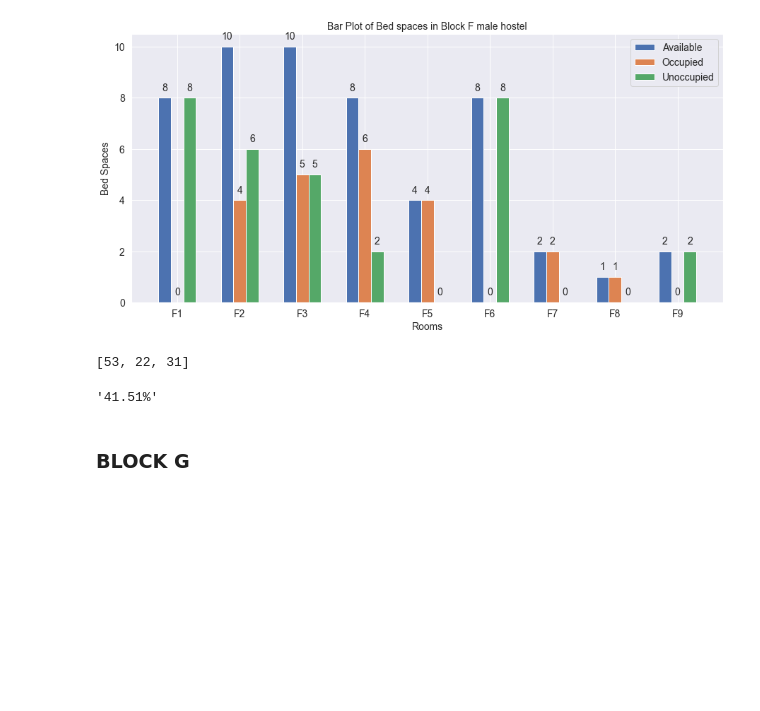
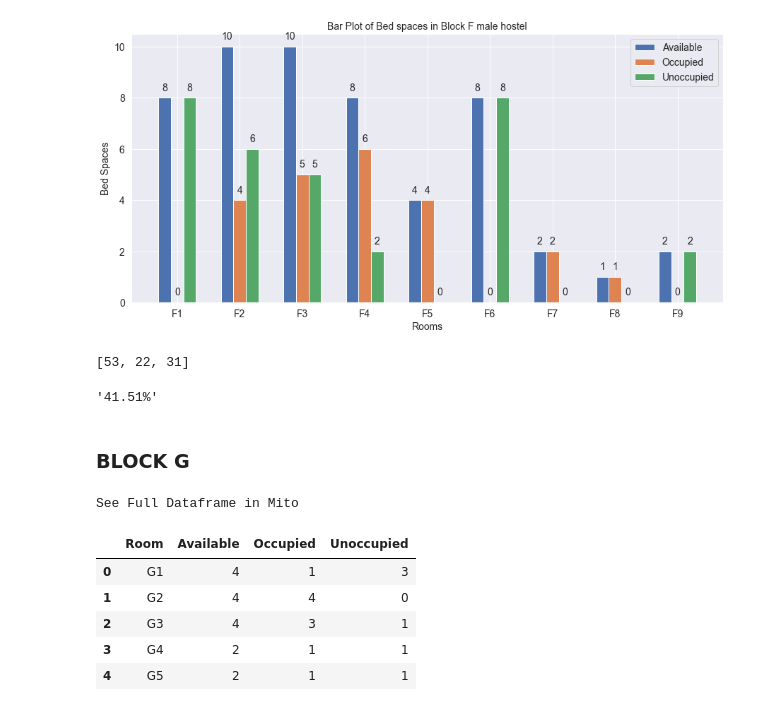
Before and after one commit to Melchizedeke/Data-Visualization-01, a Jupyter notebook: codes.ipynb, the cells around one changed output. Cells and saved outputs as stored; diff of their text form; code cells hidden in the pictures; blank space fills up the shorter version.

```diff
--- a/codes.ipynb
+++ b/codes.ipynb
@@ -332,0 +342,11 @@ occ_F
+# %%
+# Viewing the first five rows of the dataframe
+df_G.head()
+# %% [output]
+See Full Dataframe in Mito
+|  | Room | Available | Occupied | Unoccupied |
+| 0 | G1 | 4 | 1 | 3 |
+| 1 | G2 | 4 | 4 | 0 |
+| 2 | G3 | 4 | 3 | 1 |
+| 3 | G4 | 2 | 1 | 1 |
+| 4 | G5 | 2 | 1 | 1 |
```
Also changed, not shown: parts of 3 cells of this notebook.
